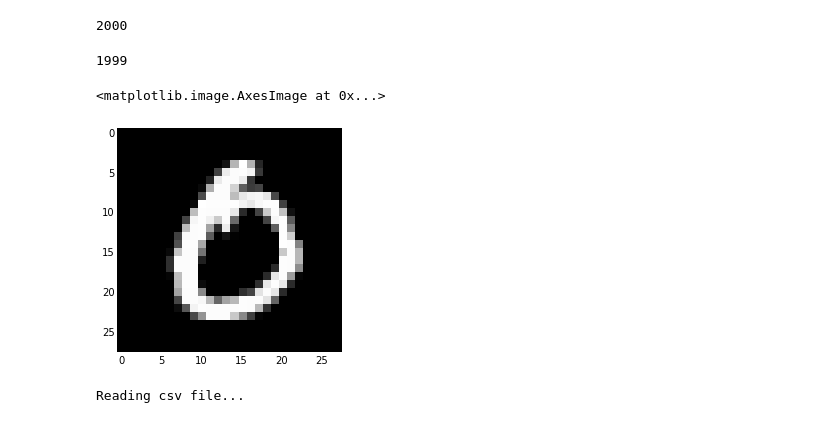
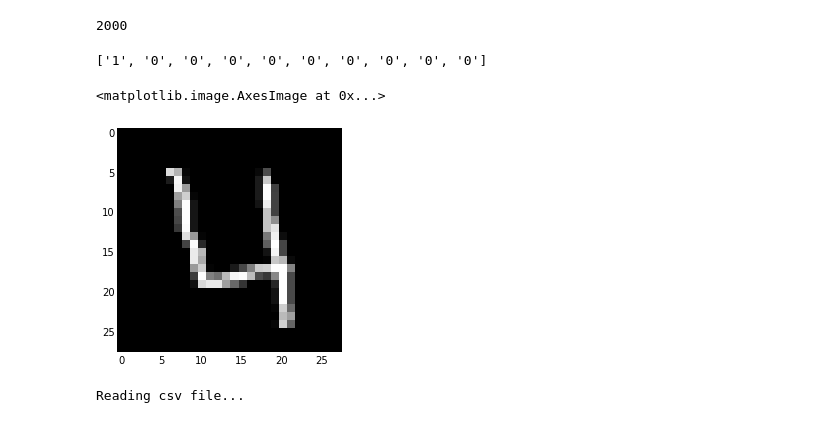
Before and after one commit to ageek/pynotebooks, a Jupyter notebook: kaggle - digits classification.ipynb, the cells around one changed output. Cells and saved outputs as stored; diff of their text form; code cells hidden in the pictures.

```diff
--- a/kaggle - digits classification.ipynb
+++ b/kaggle - digits classification.ipynb
@@ -23,14 +23,15 @@ len(lines)
 X = [x for x in lines][1:]
 # %%
 len(X)
+lines[0][:10]
 # %% [output]
-1999
+['1', '0', '0', '0', '0', '0', '0', '0', '0', '0']
 # %%
 pl.gray()
-pl.imshow(np.asarray(lines[200][1], dtype='uint8').reshape((28,28)), interpolation='nearest')
+pl.imshow(np.asarray(lines[3][1:], dtype='uint8').reshape((28,28)), interpolation='nearest')
 # %% [output]
 <matplotlib.image.AxesImage at 0x...>
-[figure, old version]
+[figure, new version]
 # %%
 def images2Vector(filePath):
     imageVector=[]
```
Also changed, not shown: parts of 27 cells of this notebook.
